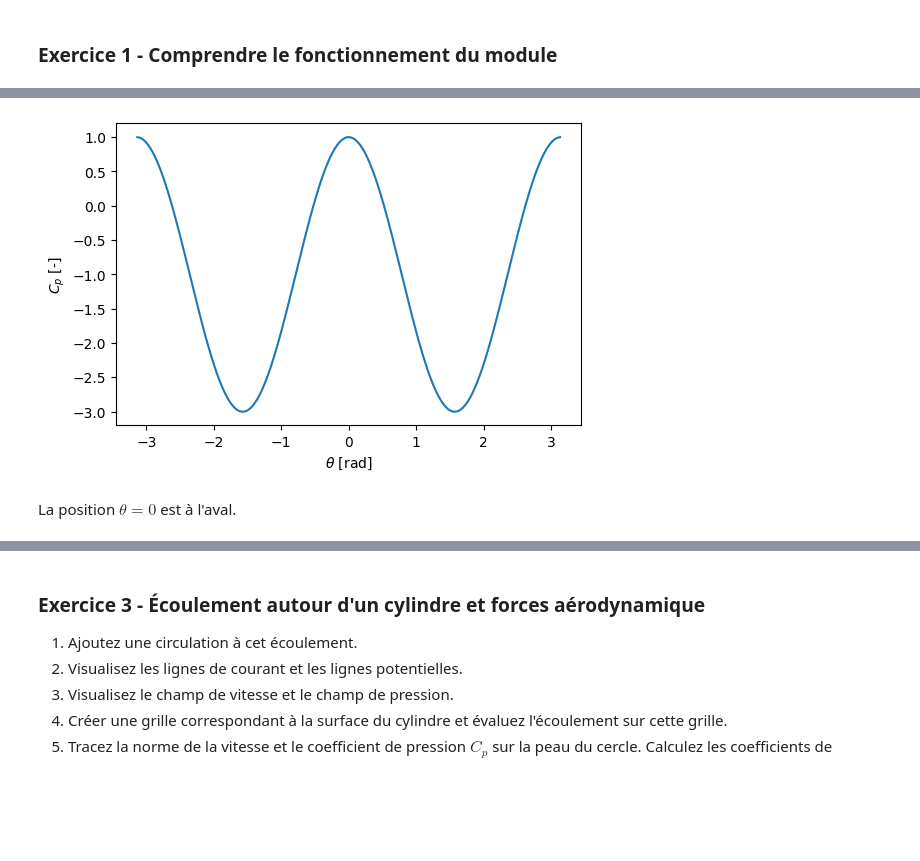
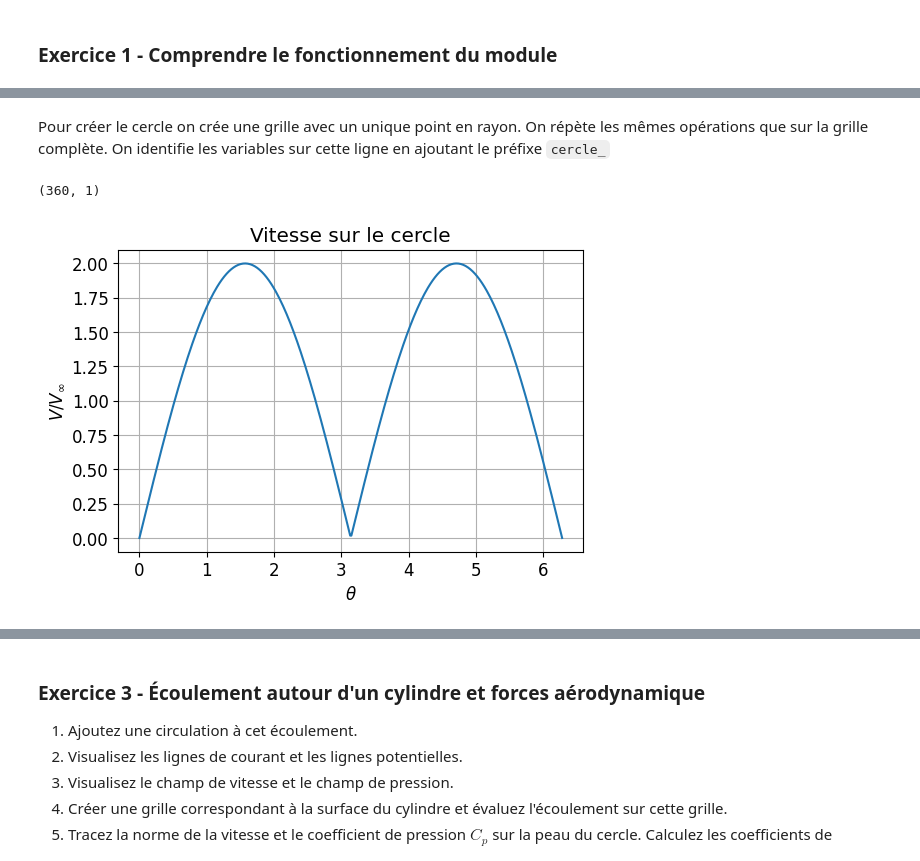
Before and after one commit to sanjosem/mec757_solutions, a Jupyter notebook: enonces/ecoulements_potentiels/superposition.ipynb, the cells around one changed output, grey strips where cells are left out. Drawn from its saved outputs; the diff is of its cells as text; code cells hidden in the pictures; blank space fills up the shorter version.

```diff
--- a/enonces/ecoulements_potentiels/superposition.ipynb
+++ b/enonces/ecoulements_potentiels/superposition.ipynb
@@ -15,7 +21,3 @@ import module.banque_ecoulements as bq
-# %%
-plt.rcParams['figure.dpi'] = 100
-plt.rcParams['font.size'] = 10
-Ncontours = 40
 # %% [markdown]
 ### Exercice 1 - Comprendre le fonctionnement du module
 # %% [markdown]
@@ -54,4 +86,4 @@ plt.show()
 # %%
 Vinf = 2.0
 R0 = 0.5
-Kappa = 2*np.pi*Vinf*R0**2
+Ka = R0**2 * 2 * np.pi * Vinf
@@ -116,9 +113,24 @@ theta_sorted,idx_srt = np.unique(theta,return_index=True)
+# %% [markdown]
+Pour créer le cercle on crée une grille avec un unique point en rayon. On répète les mêmes opérations que sur la grille complète. On identifie les variables sur cette ligne en ajoutant le préfixe `cercle_`
+# %%
+nt = 360
+cercle = bq.create_2Dgrid_cyl(rbounds=[R0,R0],nr=1,nt=nt)
+theta_cercle = np.linspace(0,2*np.pi,nt)
+print(cercle['x'].shape)
+# %% [output]
+(360, 1)
+# %%
+cercle_unif = bq.uniform(cercle,Vinf)
+cercle_dipole = bq.dipole(cercle,Ka)
+cercle_unif_dip = bq.superpose_ecoulement(cercle_unif,cercle_dipole,cercle)
+cercle_V = np.sqrt(cercle_unif_dip['u']**2+cercle_unif_dip['v']**2)
+cercle_Cp = 1 - (cercle_V/Vinf)**2
 # %%
-plt.plot(theta_sorted,Cp[idx_srt,0])
-plt.xlabel(r'$\theta$ [rad]')
-plt.ylabel(r'$C_p$ [-]')
+plt.plot(theta_cercle,cercle_V/Vinf)
+plt.xlabel(r'$\theta$')
+plt.ylabel(r'$V/V_\infty$')
+plt.grid()
+plt.title('Vitesse sur le cercle')
 plt.show()
 # %% [output]
-[figure, old version]
+[figure, new version]
-# %% [markdown]
-La position $\theta = 0$ est à l'aval.
```
Also changed, not shown: parts of 53 cells of this notebook, 4 other files.
